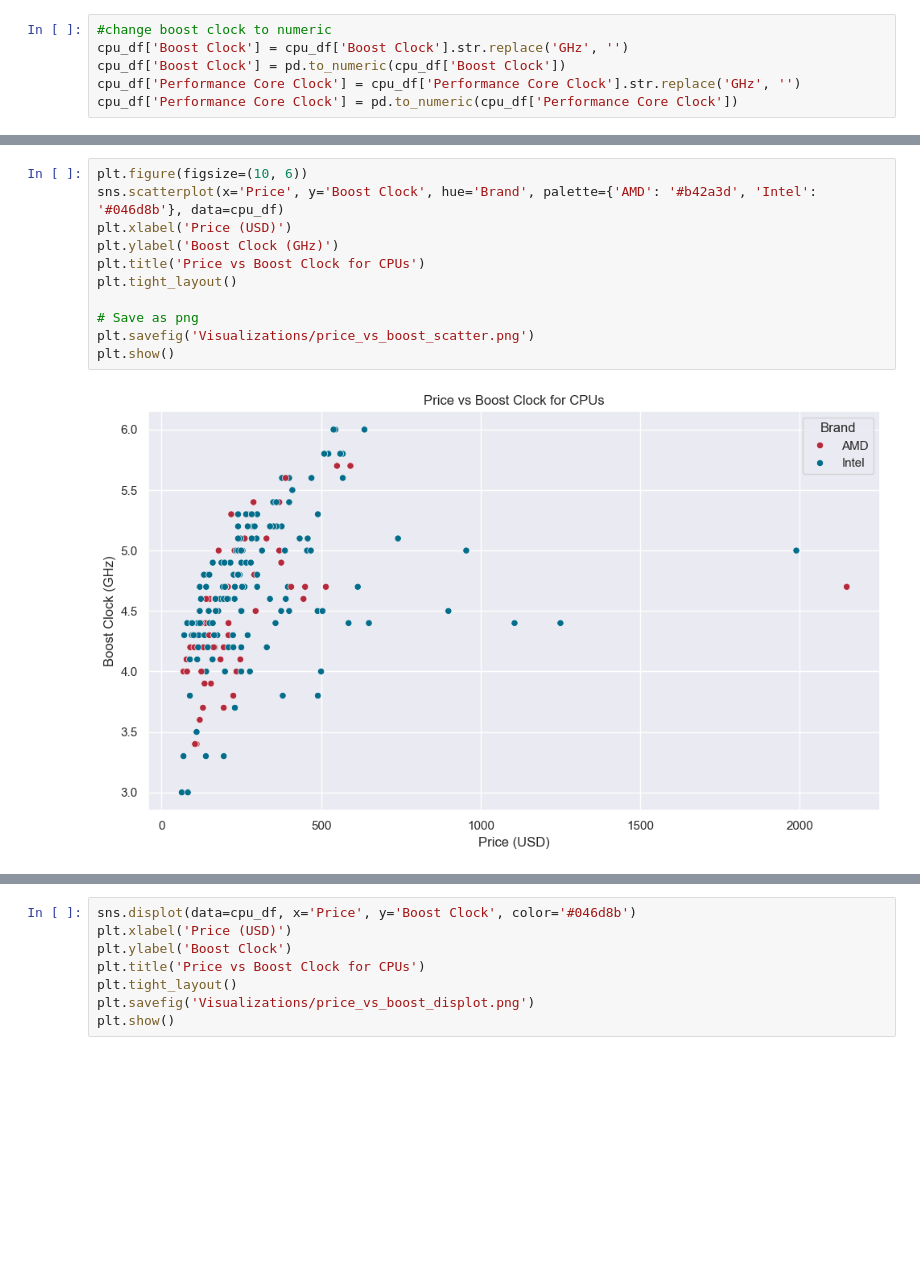
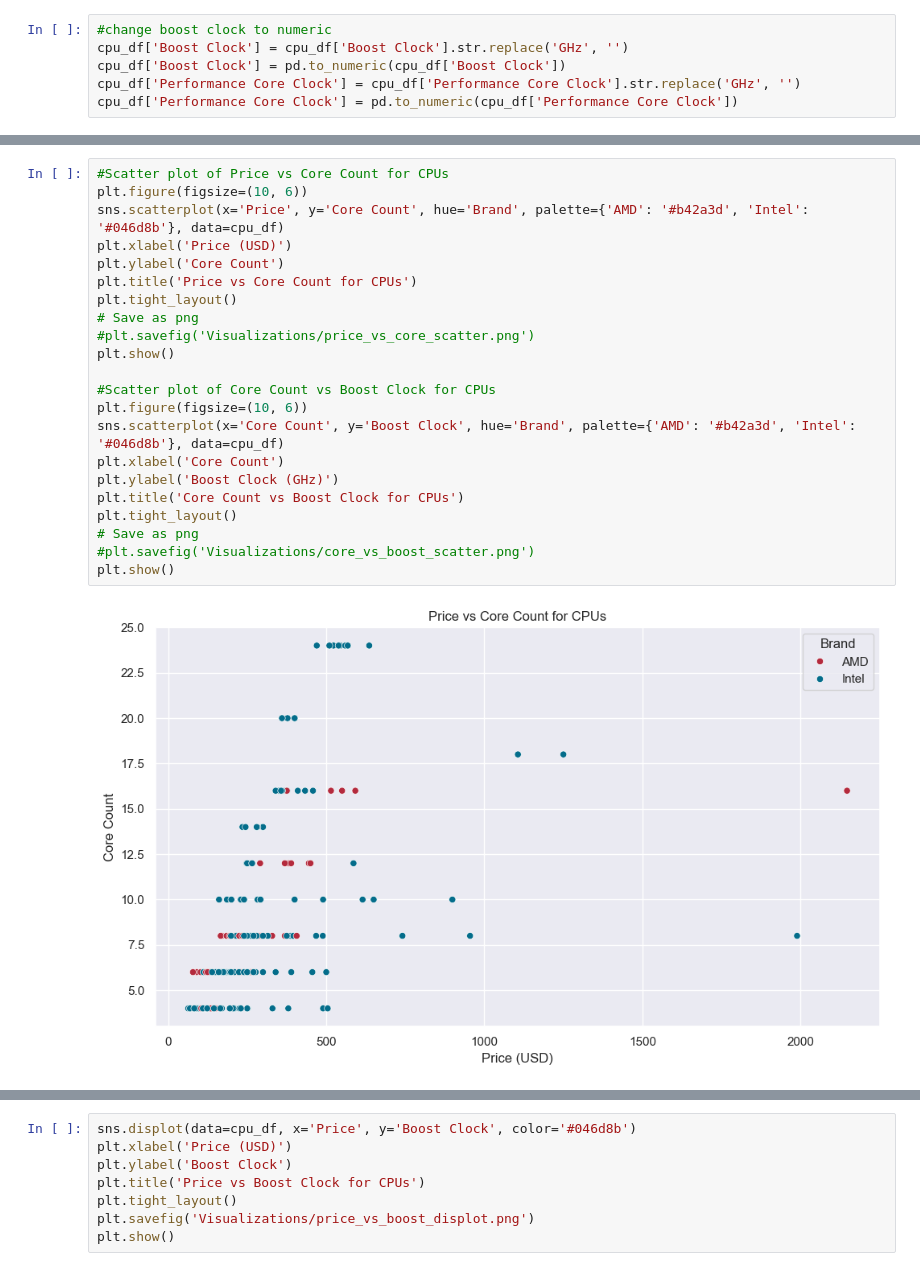
Before and after one commit to knoppds/CSCI_5502_Group_Project_01, a Jupyter notebook: GP_1_PCPartPicker_Data_Visualizations.ipynb, the cells around one changed output, grey strips where cells are left out. Drawn from its saved outputs; the diff is of its cells as text; blank space fills up the shorter version.

Commit message:
updated visualizations

```diff
--- a/GP_1_PCPartPicker_Data_Visualizations.ipynb
+++ b/GP_1_PCPartPicker_Data_Visualizations.ipynb
@@ -167,13 +220,24 @@ cpu_df['Performance Core Clock'] = pd.to_numeric(cpu_df['Performance Core Clock'
 # %%
+#Scatter plot of Price vs Core Count for CPUs
 plt.figure(figsize=(10, 6))
-sns.scatterplot(x='Price', y='Boost Clock', hue='Brand', palette={'AMD': '#b42a3d', 'Intel': '#046d8b'}, data=cpu_df)
+sns.scatterplot(x='Price', y='Core Count', hue='Brand', palette={'AMD': '#b42a3d', 'Intel': '#046d8b'}, data=cpu_df)
 plt.xlabel('Price (USD)')
+plt.ylabel('Core Count')
+plt.title('Price vs Core Count for CPUs')
+plt.tight_layout()
+# Save as png
+#plt.savefig('Visualizations/price_vs_core_scatter.png')
+plt.show()
+
+#Scatter plot of Core Count vs Boost Clock for CPUs
+plt.figure(figsize=(10, 6))
+sns.scatterplot(x='Core Count', y='Boost Clock', hue='Brand', palette={'AMD': '#b42a3d', 'Intel': '#046d8b'}, data=cpu_df)
+plt.xlabel('Core Count')
 plt.ylabel('Boost Clock (GHz)')
-plt.title('Price vs Boost Clock for CPUs')
+plt.title('Core Count vs Boost Clock for CPUs')
 plt.tight_layout()
-
 # Save as png
-plt.savefig('Visualizations/price_vs_boost_scatter.png')
+#plt.savefig('Visualizations/core_vs_boost_scatter.png')
 plt.show()
 # %% [output]
-[figure, old version]
+[figure, new version]
```
Also changed, not shown: parts of 3 cells of this notebook, 4 other files.
